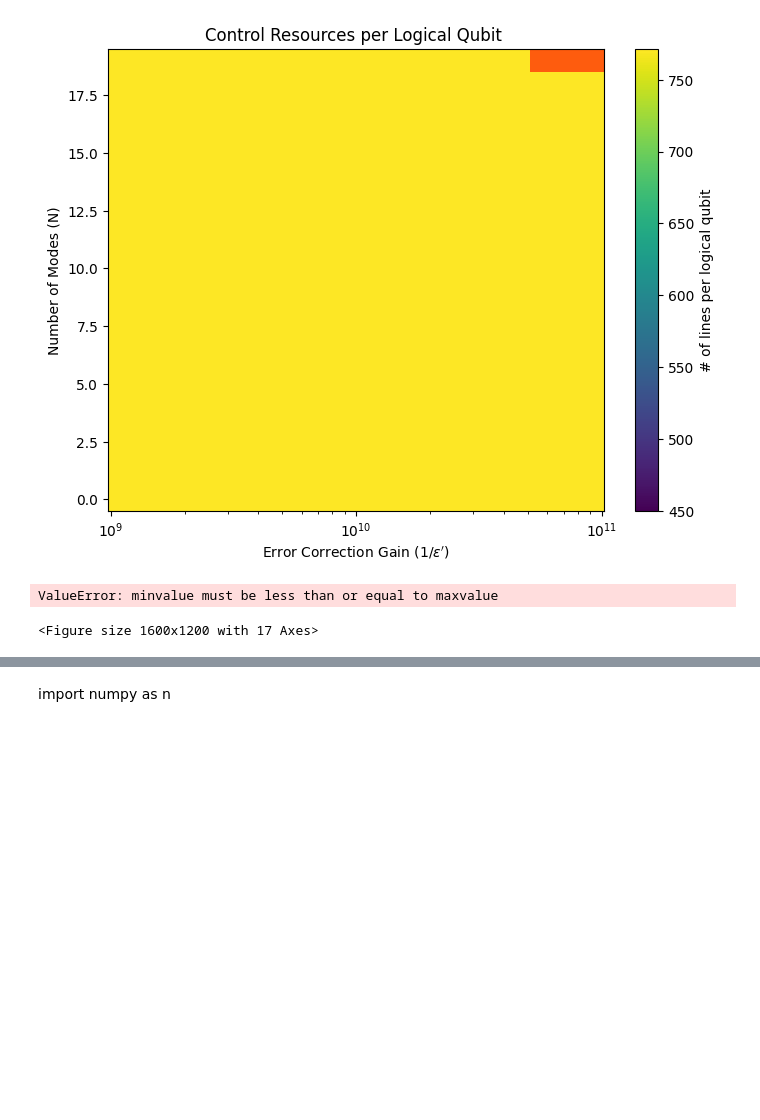
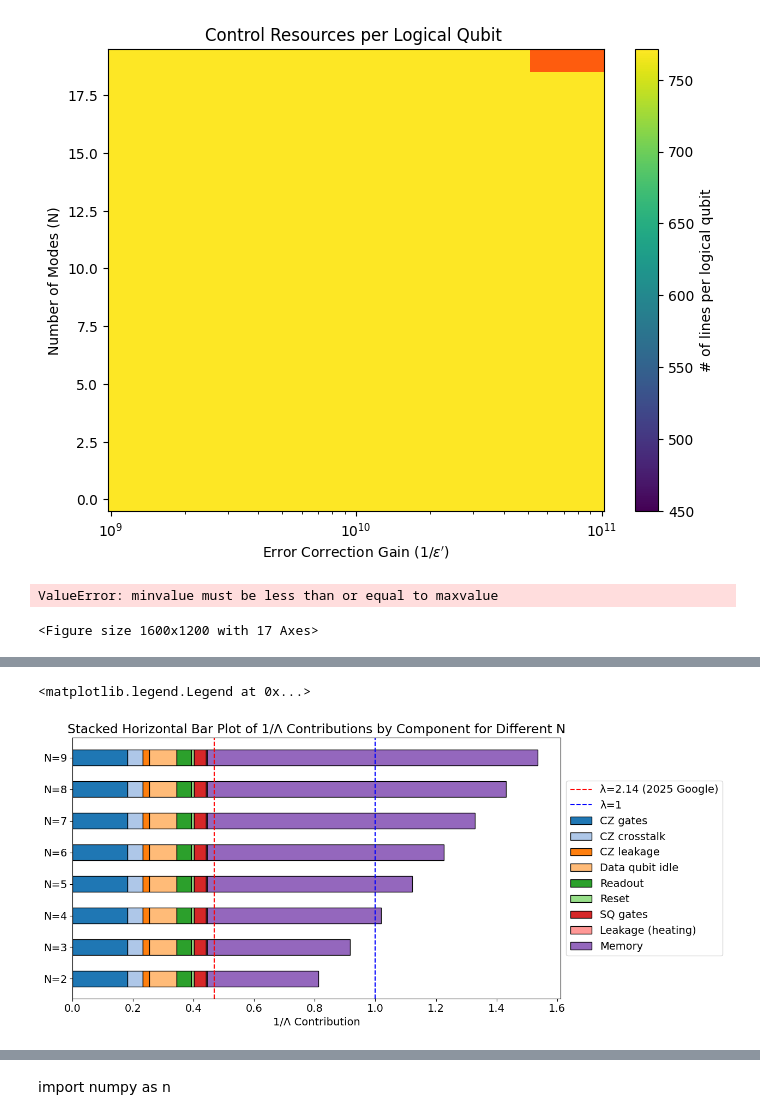
Before and after one commit to SchusterLab/multimode_sims, a Jupyter notebook: theory/250820_memory_size.ipynb, the cells around one changed output, grey strips where cells are left out. Drawn from its saved outputs; the diff is of its cells as text; code cells hidden in the pictures; blank space fills up the shorter version.

```diff
--- a/theory/250820_memory_size.ipynb
+++ b/theory/250820_memory_size.ipynb
@@ -352,0 +426,13 @@ ValueError: minvalue must be less than or equal to maxvalue
+# %%
+def compute_p_mem(N, t_log=1.1e-6, t_swap=2.639e-6, T_coh_mem = 0.61799e-3, T_coh_qub = 0.119e-3):
+    """
+    Compute p_mem for different N.
+    p_mem = p_mem_idle + p_mem_gate
+    p_mem_idle = ((N-1) * (t_log + 2*t_swap)) / T_coh_mem
+    p_mem_gate = t_swap * (1/T_coh_mem + 1/T_coh_qub)
+    Returns: array of p_mem for each N
+    """
+    N = np.asarray(N)
+    p_mem_idle = ((N - 1) * (t_log + 2 * t_swap)) / T_coh_mem
+    p_mem_gate = t_swap * (1 / T_coh_mem + 1 / T_coh_qub)
+    return p_mem_idle + p_mem_gate
@@ -352,0 +492,44 @@ ValueError: minvalue must be less than or equal to maxvalue
+# %%
+# Use the same weight as 'Data qubit idle' (expt wi = 10)
+expt_wi_idle = df_components.loc[df_components['Component'] == 'Data qubit idle', 'expt wi'].values[0]
+
+# Now cretae a stacked bar plot with 1/lambda contributions. each new horizontal bar is for a different N.
+fig, ax = plt.subplots(figsize=(10, 6))
+mem_Ns = range(2, 10)
+
+for N in mem_Ns:
+    # Compute p_mem for this N
+    p_mem = compute_p_mem(N)
+
+    # Update the 'Data qubit idle' contribution
+    df_temp = df_components.copy()
+    # memory error  contribution  add a new component
+    data_copy = data.copy()
+    data_copy.append({"Component": f"Memory", "p(i)": p_mem, "expt wi": expt_wi_idle, "1/Λ contrib.": p_mem * expt_wi_idle, "Percent": ""})
+    df_temp = pd.DataFrame(data_copy)
+
+    # plot the horizontal stacked bar
+    contribs = df_temp['1/Λ contrib.'].values
+    labels = df_temp['Component'].values
+    bar_colors = colors[:len(contribs)]
+    left = 0
+    for val, label, color in zip(contribs, labels, bar_colors):
+        ax.barh(N, val, left=left, color=color, edgecolor='black', height=0.5, label=label if N==2 else "")
+        left += val
+ax.set_yticks(mem_Ns)
+ax.set_yticklabels([f'N={N}' for N in mem_Ns])
+ax.set_xlabel('1/Λ Contribution')
+ax.set_title('Stacked Horizontal Bar Plot of 1/Λ Contributions by Component for Different N')
+
+
+
+# add vertyyicla line
+# \,lambda = 2.14
+ax.axvline(x=1/2.14, color='red', linestyle='--', label='λ=2.14 (2025 Google)')
+# lambda = 1
+ax.axvline(x=1/1, color='blue', linestyle='--', label='λ=1')
+plt.tight_layout()
+ax.legend(loc='center left', bbox_to_anchor=(1, 0.5))
+# %% [output]
+<matplotlib.legend.Legend at 0x...>
+[figure, added]
```
Also changed, not shown: parts of 12 cells of this notebook, 9 other files.
